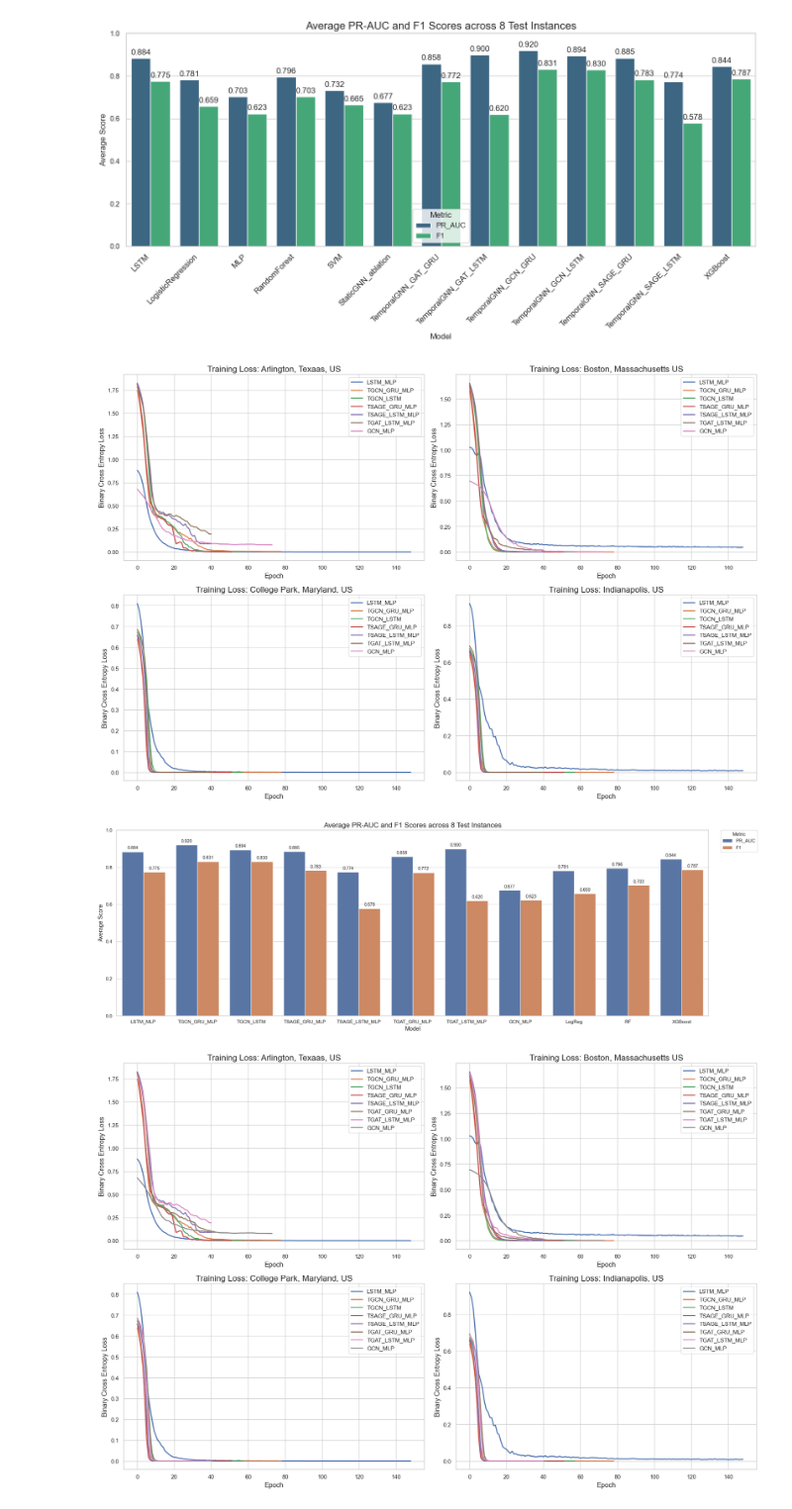
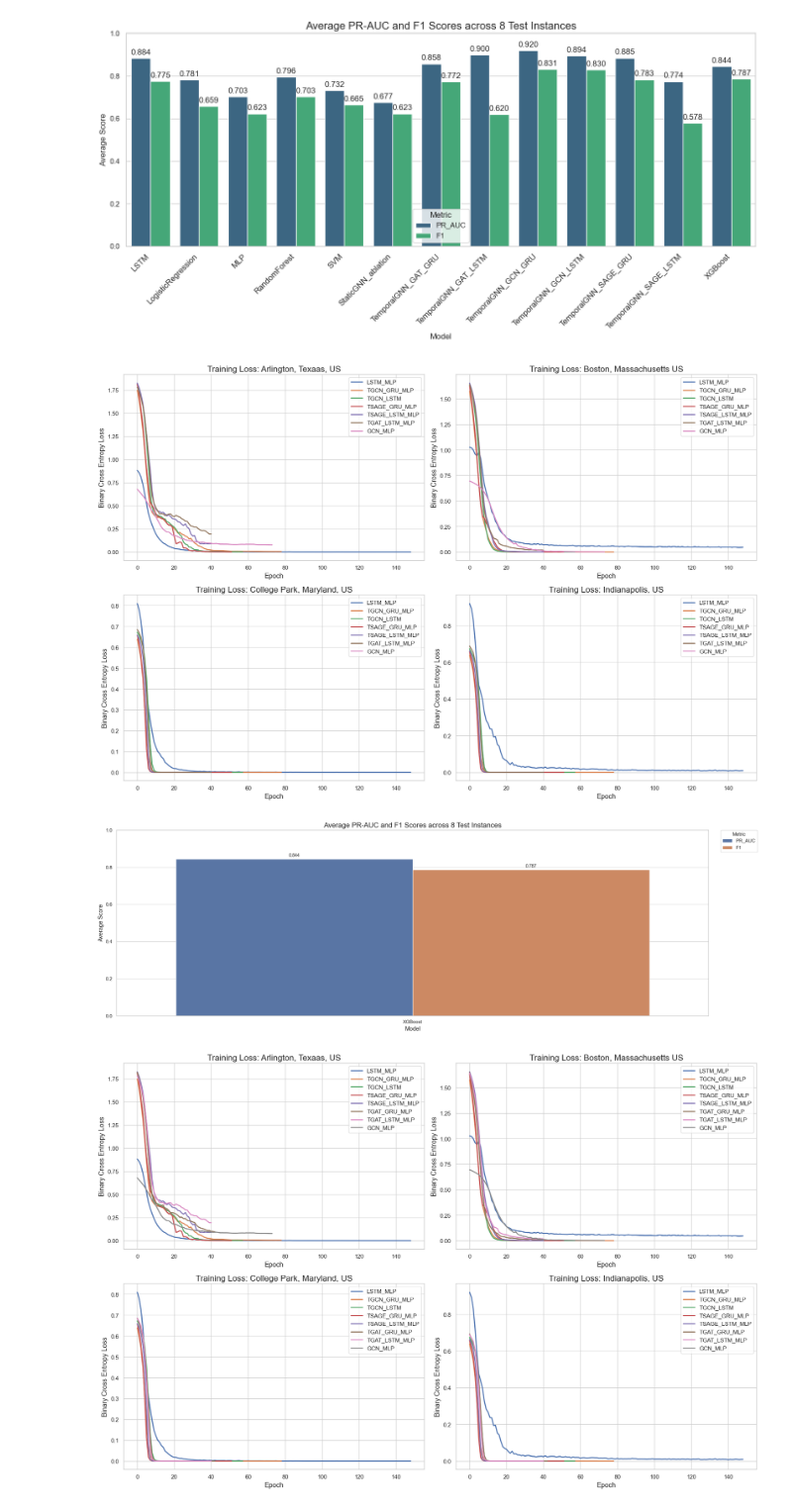
Before and after one commit to Eashwar-S/multi-period-MD-RPP-RRV, a Jupyter notebook: testing_curves.ipynb, the cells around one changed output. Shown at 99% size. Cells and saved outputs as stored; diff of their text form; code cells hidden in the pictures.

```diff
--- a/testing_curves.ipynb
+++ b/testing_curves.ipynb
@@ -176,30 +176,30 @@ plt.show()
 # 2. Compare Average Test Metrics (All Models)
 # =========================================================
 test_files = [
-    get_latest_file("lstm_test_metrics_*.xlsx"),
-    get_latest_file("StaticGNN_ablation_test_metrics_*.xlsx"),
+    # get_latest_file("lstm_test_metrics_*.xlsx"),
+    # get_latest_file("StaticGNN_ablation_test_metrics_*.xlsx"),
     get_latest_file("tabular_test_metrics_*.xlsx"),
     get_latest_file("TemporalGNN_GCN_GRU_test_metrics_*.xlsx"),
-    get_latest_file("TemporalGNN_GCN_LSTM_test_metrics_*.xlsx"),
-    get_latest_file("TemporalGNN_SAGE_GRU_test_metrics_*.xlsx"),
-    get_latest_file("TemporalGNN_SAGE_LSTM_test_metrics_*.xlsx"),
-    get_latest_file("TemporalGNN_GAT_GRU_test_metrics_*.xlsx"),
-    get_latest_file("TemporalGNN_GAT_LSTM_test_metrics_*.xlsx"),
+    # get_latest_file("TemporalGNN_GCN_LSTM_test_metrics_*.xlsx"),
+    # get_latest_file("TemporalGNN_SAGE_GRU_test_metrics_*.xlsx"),
+    # get_latest_file("TemporalGNN_SAGE_LSTM_test_metrics_*.xlsx"),
+    # get_latest_file("TemporalGNN_GAT_GRU_test_metrics_*.xlsx"),
+    # get_latest_file("TemporalGNN_GAT_LSTM_test_metrics_*.xlsx"),
 ]
 
 MODEL_NAME_MAP = {
-    "LSTM": "LSTM_MLP",
+    # "LSTM": "LSTM_MLP",
     "LogisticRegression": "LogReg",
-    "MLP": "MLP",
+    # "MLP": "MLP",
     "RandomForest": "RF",
     "SVM": "SVM",
-    "StaticGNN_ablation": "GCN_MLP",
-    "TemporalGNN_GAT_GRU": "TGAT_GRU_MLP",
-    "TemporalGNN_GAT_LSTM": "TGAT_LSTM_MLP",
+    # "StaticGNN_ablation": "GCN_MLP",
+    # "TemporalGNN_GAT_GRU": "TGAT_GRU_MLP",
+    # "TemporalGNN_GAT_LSTM": "TGAT_LSTM_MLP",
     "TemporalGNN_GCN_GRU": "TGCN_GRU_MLP",
-    "TemporalGNN_GCN_LSTM": "TGCN_LSTM",
-    "TemporalGNN_SAGE_GRU": "TSAGE_GRU_MLP",
-    "TemporalGNN_SAGE_LSTM": "TSAGE_LSTM_MLP",
+    # "TemporalGNN_GCN_LSTM": "TGCN_LSTM",
+    # "TemporalGNN_SAGE_GRU": "TSAGE_GRU_MLP",
+    # "TemporalGNN_SAGE_LSTM": "TSAGE_LSTM_MLP",
     "XGBoost": "XGBoost"
 }
 
@@ -216,10 +216,14 @@ if test_dfs:
 
     avg_metrics = combined_test.groupby('Model')[['PR_AUC', 'F1']].mean().reset_index()
 
+
+
     # 🔥 Optional: enforce same order as training plots
     model_order = list(train_files.keys()) + ["LogReg", "RF", "XGBoost"]
     avg_metrics['Model'] = pd.Categorical(avg_metrics['Model'], categories=model_order, ordered=True)
     avg_metrics = avg_metrics.sort_values('Model')
+
+    avg_metrics['Model'] = avg_metrics['Model'].cat.remove_unused_categories()
 
     melted = avg_metrics.melt(id_vars='Model', var_name='Metric', value_name='Score')
 
@@ -228,34 +232,34 @@ if test_dfs:
     sns.barplot(data=melted, x='Model', y='Score', hue='Metric', ax=ax)
 
     ax.set_title('Average PR-AUC and F1 Scores across 8 Test Instances', fontsize=TITLE_FSIZE)
     ax.set_xlabel("Model", fontsize=LABEL_FSIZE)
     ax.set_ylabel("Average Score", fontsize=LABEL_FSIZE)
     ax.set_ylim(0, 1.0)
 
     # ✅ FIX 1: Horizontal labels (no rotation)
     ax.tick_params(axis='x', rotation=0, labelsize=11)
 
     # ✅ FIX 2: Legend OUTSIDE (cleanest for papers)
     ax.legend(
         title='Metric',
         fontsize=LEGEND_FSIZE,
         title_fontsize=LEGEND_FSIZE,
         loc='upper left',
         bbox_to_anchor=(1.02, 1),  # push outside
         borderaxespad=0.
     )
 
     # annotations
     for container in ax.containers:
         ax.bar_label(container, fmt='%.3f', padding=3, fontsize=10)
 
     # ✅ important: leave space for legend
     plt.tight_layout(rect=[0, 0, 0.85, 1])
 
     plt.show()
 # %% [output]
 [figure]
-[figure, old version]
+[figure, new version]
 # %%
 import os
 import glob
```
Also changed, not shown: 48 other files.
